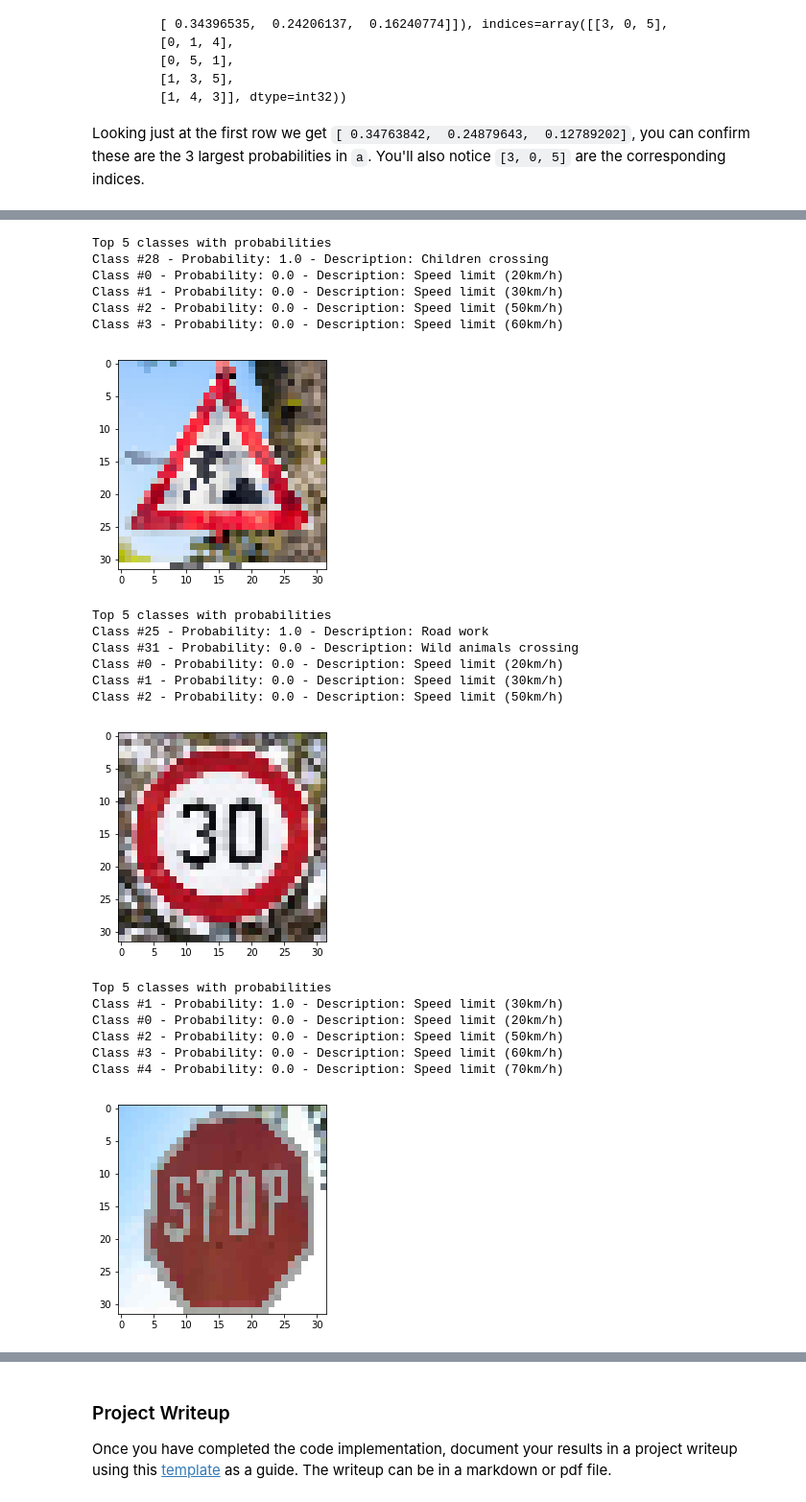
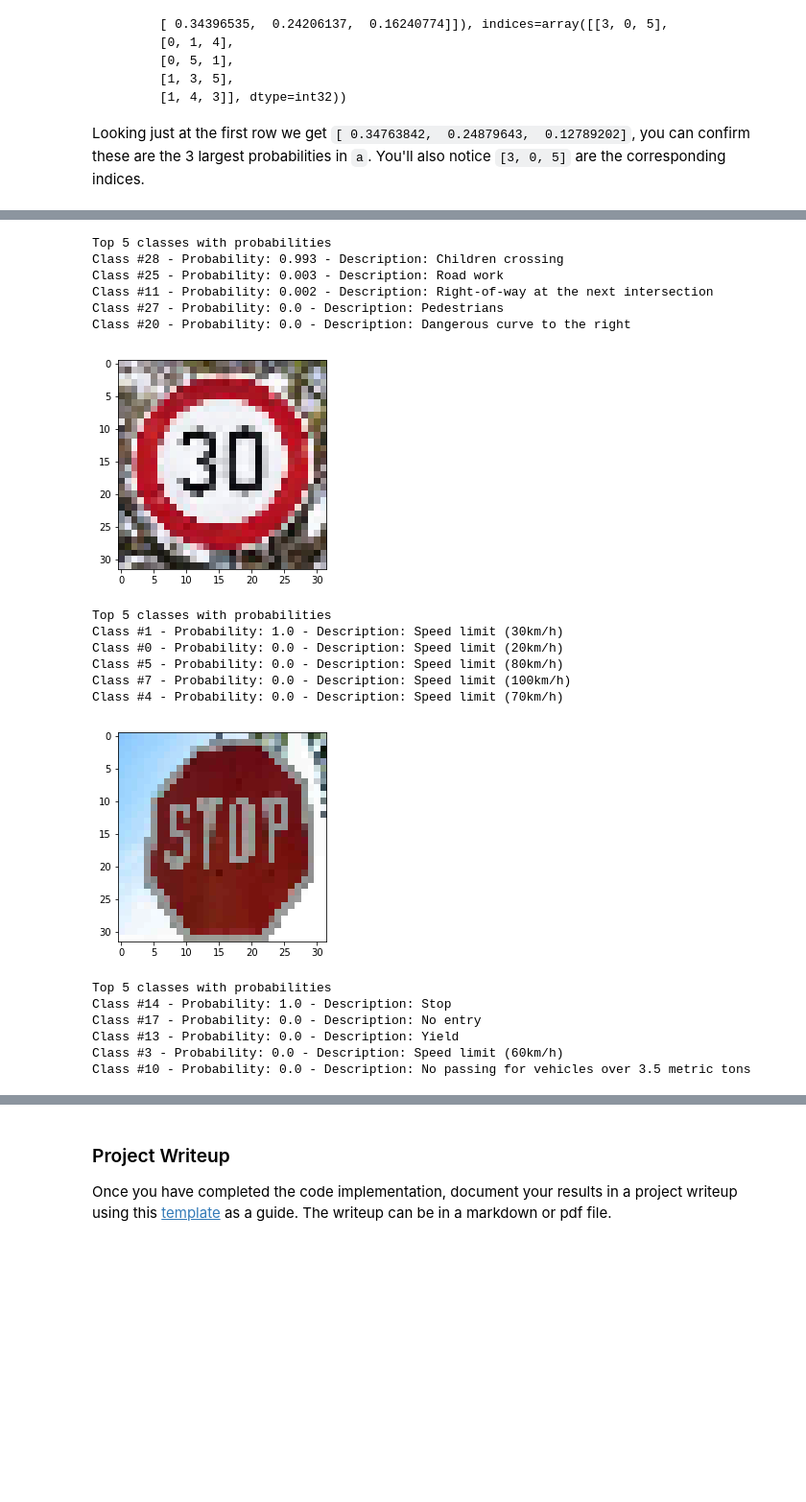
Before and after one commit to looboon/CarND-Traffic-Sign-Classifier-Project, a Jupyter notebook: Traffic_Sign_Classifier.ipynb, the cells around one changed output, grey strips where cells are left out. Shown at 96% size. Cells and saved outputs as stored; diff of their text form; code cells hidden in the pictures; blank space fills up the shorter version.

```diff
--- a/Traffic_Sign_Classifier.ipynb
+++ b/Traffic_Sign_Classifier.ipynb
@@ -112,7 +112,7 @@ with open('signnames.csv', mode='r') as infile:
 
 for i in range(n_classes):
     k = np.where(y_train==i)
-    fig.add_subplot(10, 10, i+1)
+    fig.add_subplot(12, 4, i+1)
     plt.axis('off')
     plt.title(label_dict[y_train[k[0][0]]])
     plt.imshow(X_train[k[0][0]])
@@ -213,7 +229,7 @@ import tensorflow as tf
 def LeNet(X, num_classes):
 
     # layer 1, input: 32 X 32 X 1
-    #          output: 28 X 28 X 6
+    #          output: 28 X 28 X 16
     conv1 = tf.layers.conv2d(X, 16, [5, 5], strides=1, padding='valid', activation=tf.nn.relu)
 
     # maxpool 1, input: 28 X 28 X 6
@@ -221,26 +237,26 @@ def LeNet(X, num_classes):
     maxpool1 = tf.nn.max_pool(conv1, ksize=[1, 2, 2, 1], strides=[1, 2, 2, 1], padding='VALID')
     drop1 = tf.nn.dropout(maxpool1, keep_prob)
 
-    # layer 2, input: 14 X 14 X 6
-    #          output: 10 X 10 X 16
+    # layer 2, input: 14 X 14 X 16
+    #          output: 10 X 10 X 32
     conv2 = tf.layers.conv2d(drop1, 32, [5, 5], strides=1, padding='valid', activation=tf.nn.relu)
-    # maxpool 2, input: 10 X 10 X 16
-    #            output: 5 X 5 X 16
+    # maxpool 2, input: 10 X 10 X 32
+    #            output: 5 X 5 X 32
     maxpool2 = tf.nn.max_pool(conv2, ksize=[1, 2, 2, 1], strides=[1, 2, 2, 1], padding='VALID')
     drop2 = tf.nn.dropout(maxpool2, keep_prob)
 
-    # layer 3, input 400, output 120
+    # layer 3, input 800, output 120
     fc0 = tf.reshape(drop2, (-1, 5*5*32))
-    fc1 = tf.layers.dense(fc0, 120, activation=tf.nn.relu)
+    fc1 = tf.layers.dense(fc0, 256, activation=tf.nn.relu)
     bn1 = tf.layers.batch_normalization(fc1)
     drop3 = tf.nn.dropout(bn1, keep_prob)
 
-    # layer 4, input 120, output 84
+    # layer 4, input 120, output 128
     fc2 = tf.layers.dense(drop3, 128, activation=tf.nn.relu)
     bn2 = tf.layers.batch_normalization(fc2)
     drop4 = tf.nn.dropout(bn2, keep_prob)
 
-    # layer 5, input 84, output 43
+    # layer 5, input 128, output 43
     fc3 = tf.layers.dense(fc2, num_classes, activation=None)
 
     return fc3
@@ -301,9 +317,11 @@ with tf.Session() as sess:
 
         train_accuracy = evaluate(X_train, y_train)
         validation_accuracy = evaluate(X_valid, y_valid)
+        test_accuracy = evaluate(X_test, y_test)
         print("Epoch {} ...".format(i+1))
         print("Training Accuracy = {:.3f}".format(train_accuracy))
         print("Validation Accuracy = {:.3f}".format(validation_accuracy))
+        print("Test Accuracy = {:.3f}".format(test_accuracy))
         print()
 
     saver.save(sess, './lenet')
@@ -478,7 +507,7 @@ Looking just at the first row we get `[ 0.34763842,  0.24879643,  0.12789202]`,
 ### Print out the top five softmax probabilities for the predictions on the German traffic sign images found on the web.
 ### Feel free to use as many code cells as needed.
 
-for i in range(6):
+for i in range(5):
     plt.imshow(x_new[i].squeeze(), cmap = "gray")
     plt.show()
     print("Top 5 classes with probabilities")
@@ -504,22 +533,21 @@ Class #3 - Probability: 0.0 - Description: Speed limit (60km/h)
 [figure]
 Top 5 classes with probabilities
-Class #28 - Probability: 1.0 - Description: Children crossing
-Class #0 - Probability: 0.0 - Description: Speed limit (20km/h)
-Class #1 - Probability: 0.0 - Description: Speed limit (30km/h)
-Class #2 - Probability: 0.0 - Description: Speed limit (50km/h)
-Class #3 - Probability: 0.0 - Description: Speed limit (60km/h)
+Class #28 - Probability: 0.993 - Description: Children crossing
+Class #25 - Probability: 0.003 - Description: Road work
+Class #11 - Probability: 0.002 - Description: Right-of-way at the next intersection
+Class #27 - Probability: 0.0 - Description: Pedestrians
+Class #20 - Probability: 0.0 - Description: Dangerous curve to the right
-[figure, old version]
+[figure, new version]
 Top 5 classes with probabilities
-Class #25 - Probability: 1.0 - Description: Road work
-Class #31 - Probability: 0.0 - Description: Wild animals crossing
+Class #1 - Probability: 1.0 - Description: Speed limit (30km/h)
 Class #0 - Probability: 0.0 - Description: Speed limit (20km/h)
-Class #1 - Probability: 0.0 - Description: Speed limit (30km/h)
-Class #2 - Probability: 0.0 - Description: Speed limit (50km/h)
+Class #5 - Probability: 0.0 - Description: Speed limit (80km/h)
+Class #7 - Probability: 0.0 - Description: Speed limit (100km/h)
+Class #4 - Probability: 0.0 - Description: Speed limit (70km/h)
-[figure, old version]
+[figure, new version]
 Top 5 classes with probabilities
-Class #1 - Probability: 1.0 - Description: Speed limit (30km/h)
-Class #0 - Probability: 0.0 - Description: Speed limit (20km/h)
-Class #2 - Probability: 0.0 - Description: Speed limit (50km/h)
+Class #14 - Probability: 1.0 - Description: Stop
+Class #17 - Probability: 0.0 - Description: No entry
+Class #13 - Probability: 0.0 - Description: Yield
 Class #3 - Probability: 0.0 - Description: Speed limit (60km/h)
-Class #4 - Probability: 0.0 - Description: Speed limit (70km/h)
+Class #10 - Probability: 0.0 - Description: No passing for vehicles over 3.5 metric tons
-[figure, removed]
```
Also changed, not shown: parts of 9 cells of this notebook.
